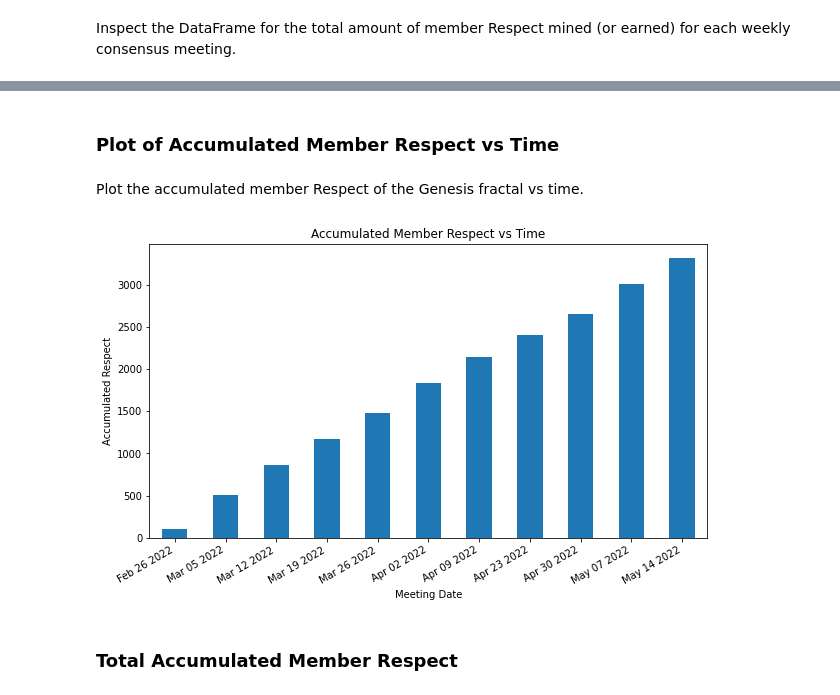
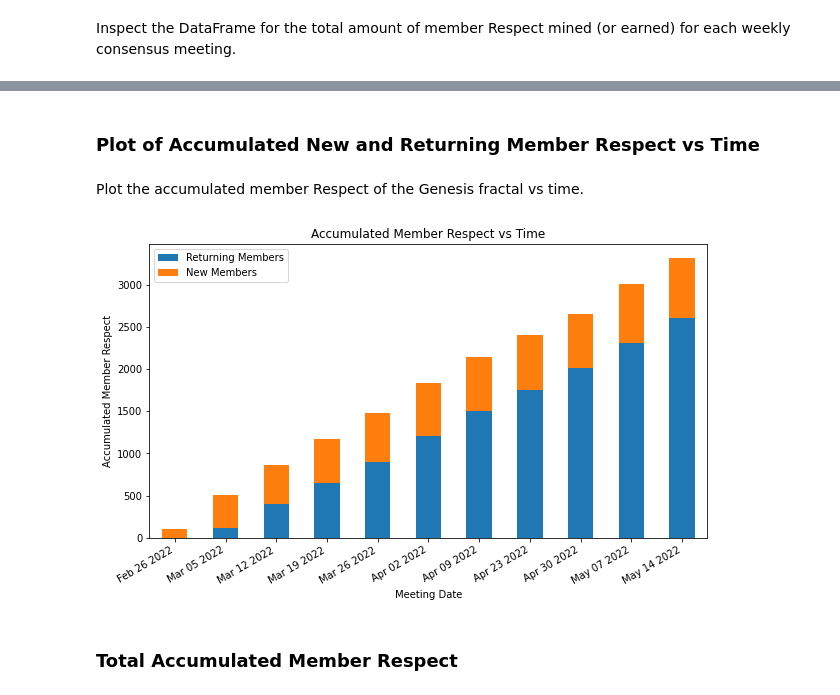
Before and after one commit to matt-langston/fractal_governance, a Jupyter notebook: notebook/README.ipynb, the cells around one changed output, grey strips where cells are left out. Saved outputs shown, nothing was run; the diff lists cells and outputs as text; code cells hidden in the pictures.

```diff
--- a/notebook/README.ipynb
+++ b/notebook/README.ipynb
@@ -265,12 +265,12 @@ GitHubMarkdownDataFrame(dataset.df_member_respect_by_meeting_date)
 # %% [markdown]
-### Plot of Accumulated Member Respect vs Time
+### Plot of Accumulated New and Returning Member Respect vs Time
 # %% [markdown]
 Plot the accumulated member Respect of the Genesis fractal vs time.
 # %%
-plots.accumulated_member_respect_vs_time
+plots.accumulated_member_respect_vs_time_stacked
 plt.show()
 # %% [output]
-[figure, old version]
+[figure, new version]
 # %% [markdown]
 ### Total Accumulated Member Respect
 # %% [markdown]
```
Also changed, not shown: parts of 6 cells of this notebook, 6 other files.
